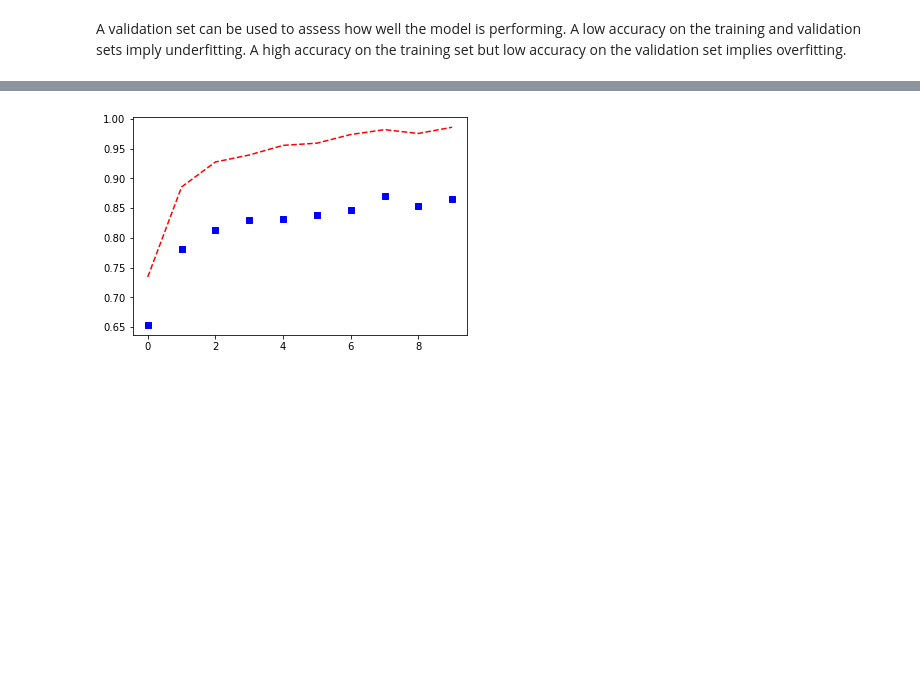
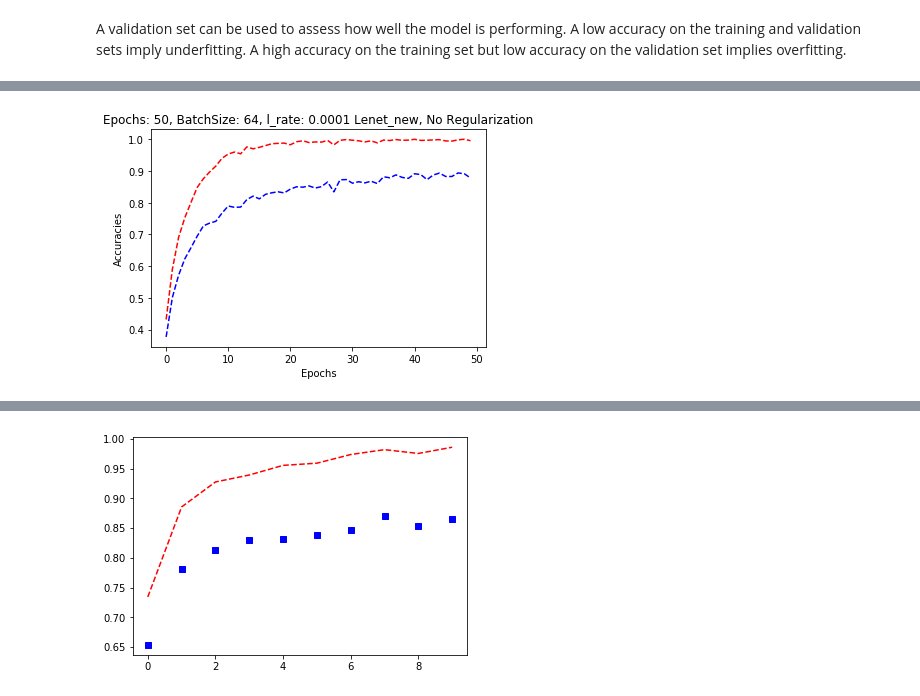
Before and after one commit to manprets/traffic_sign_classifier, a Jupyter notebook: Traffic_Sign_Classifier.ipynb, the cells around one changed output, grey strips where cells are left out. Drawn from its saved outputs; the diff is of its cells as text; code cells hidden in the pictures; blank space fills up the shorter version.

Commit message:
feat: modified lenet5, valid_acc:90%

```diff
--- a/Traffic_Sign_Classifier.ipynb
+++ b/Traffic_Sign_Classifier.ipynb
@@ -343,8 +344,9 @@ def LeNet_new(x):
 
     num_channels = 3
     op_channels  = 43
-    depth1 = 16
-    depth2 = 32
+    depth1 = 32
+    depth2 = 64
+    depth3 = 128
     # Layer 1: Convolutional. Input = 32x32x3. Output = 28x28x16.
     conv1_W = tf.Variable(tf.truncated_normal(shape=(5, 5, num_channels, depth1), mean = mu, stddev = sigma))
     conv1_b = tf.Variable(tf.zeros(depth1))
@@ -367,13 +369,19 @@ def LeNet_new(x):
     # Pooling. Input = 10x10x32. Output = 5x5x32.
     conv2 = tf.nn.max_pool(conv2, ksize=[1, 2, 2, 1], strides=[1, 2, 2, 1], padding='VALID')
 
+    conv3_W = tf.Variable(tf.truncated_normal(shape=(5, 5, depth2, depth3), mean = mu, stddev = sigma))
+    conv3_b = tf.Variable(tf.zeros(depth3))
+    conv3   = tf.nn.relu(tf.nn.conv2d(conv2, conv3_W, [1,1,1,1], 'VALID') + conv3_b)
+
+    # Add dropout
+    #hidden = tf.nn.dropout(conv3, keep_prob)
     # Flatten. Input = 5x5x32. Output = 800.
-    fc0   = flatten(conv2)
+    fc0   = flatten(conv3)
 
     fc_shape = fc0.get_shape().as_list()[1]
     #print('fc_shape: {}'.format(fc_shape))
-    fc_depth1 = 128
-    fc_depth2 = 96
+    fc_depth1 = 256
+    fc_depth2 = 128
 
     # Layer 3: Fully Connected. Input = 800. Output = 120.
     fc1_W = tf.Variable(tf.truncated_normal(shape=(fc_shape, fc_depth1), mean = mu, stddev = sigma))
@@ -417,7 +425,8 @@ rate = 0.0001
 EPOCHS = 50
 BATCH_SIZE = 64
 
-logits = LeNet(x)
+logits = LeNet_new(x)
+#logits = LeNet(x)
 cross_entropy = tf.nn.softmax_cross_entropy_with_logits(logits=logits, labels=one_hot_y)
 loss_operation = tf.reduce_mean(cross_entropy)
 optimizer = tf.train.AdamOptimizer(learning_rate = rate)
@@ -465,0 +493,9 @@ Training...
+# %%
+# plot graph of training and validation accuracies
+plt.plot(list(range(EPOCHS)),train_accs, 'r--', list(range(EPOCHS)), valid_accs, 'b--')
+plt.title('Epochs: '+str(EPOCHS)+ ', BatchSize: '+str(BATCH_SIZE)+', l_rate: '+ str(rate)+' Lenet_new, No Regularization')
+plt.xlabel('Epochs')
+plt.ylabel('Accuracies')
+fig = plt.gcf()
+# %% [output]
+[figure, added]
```
Also changed, not shown: parts of 5 cells of this notebook.
